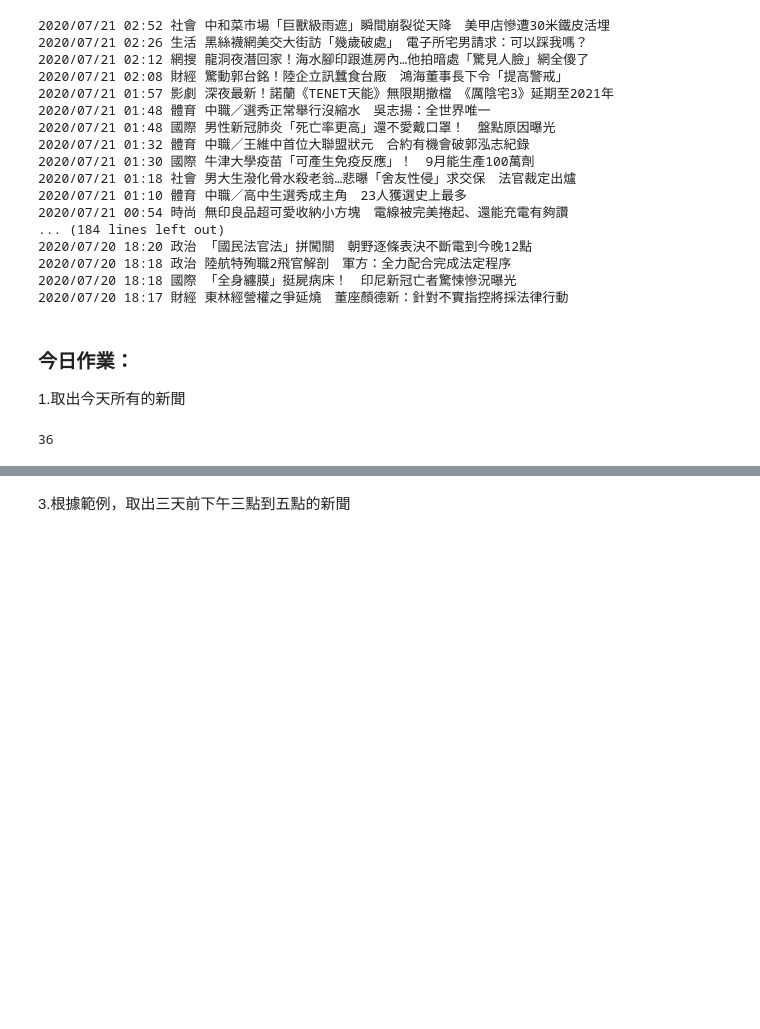
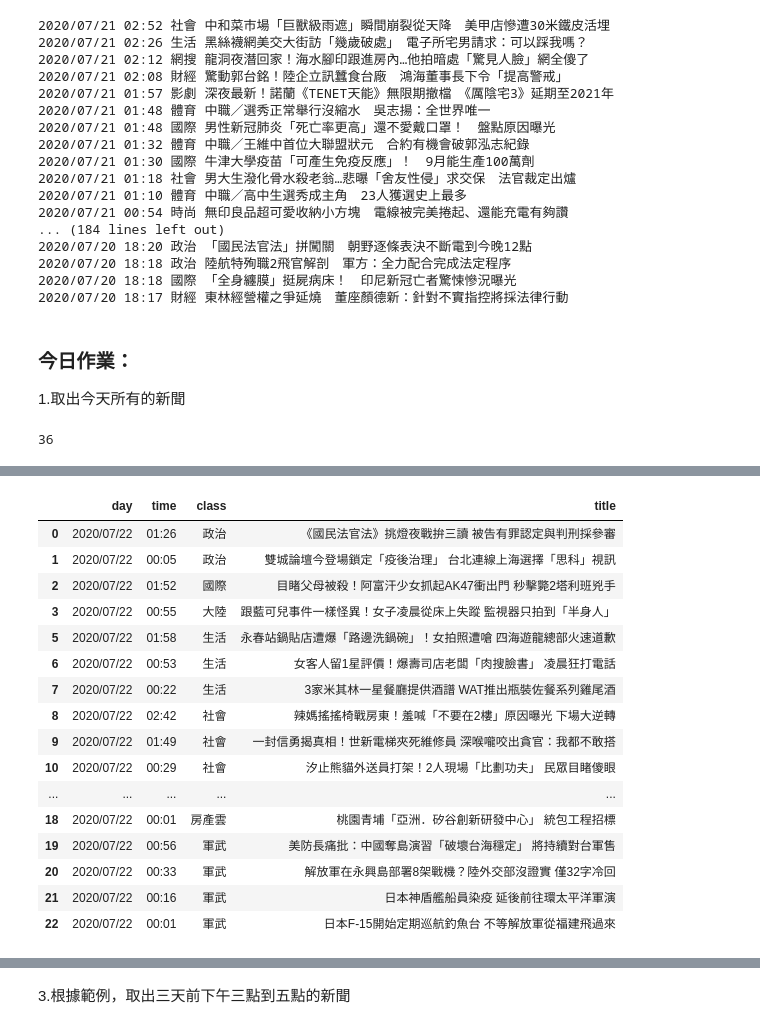
Before and after one commit to skuld1020/PyCrawlerMarathon, a Jupyter notebook: homework/Day021_HW.ipynb, the cells around one changed output, grey strips where cells are left out. Drawn from its saved outputs; the diff is of its cells as text; code cells hidden in the pictures; blank space fills up the shorter version.

```diff
--- a/homework/Day021_HW.ipynb
+++ b/homework/Day021_HW.ipynb
@@ -175,0 +183,20 @@ browser.close()
+# %%
+news[news['time'].between('00:00','03:00')]
+# %% [output]
+|  | day | time | class | title |
+| 0 | 2020/07/22 | 01:26 | 政治 | 《國民法官法》挑燈夜戰拚三讀 被告有罪認定與判刑採參審 |
+| 1 | 2020/07/22 | 00:05 | 政治 | 雙城論壇今登場鎖定「疫後治理」 台北連線上海選擇「思科」視訊 |
+| 2 | 2020/07/22 | 01:52 | 國際 | 目睹父母被殺！阿富汗少女抓起AK47衝出門 秒擊斃2塔利班兇手 |
+| 3 | 2020/07/22 | 00:55 | 大陸 | 跟藍可兒事件一樣怪異！女子凌晨從床上失蹤 監視器只拍到「半身人」 |
+| 5 | 2020/07/22 | 01:58 | 生活 | 永春站鍋貼店遭爆「路邊洗鍋碗」！女拍照遭嗆 四海遊龍總部火速道歉 |
+| 6 | 2020/07/22 | 00:53 | 生活 | 女客人留1星評價！爆壽司店老闆「肉搜臉書」 凌晨狂打電話 |
+| 7 | 2020/07/22 | 00:22 | 生活 | 3家米其林一星餐廳提供酒譜 WAT推出瓶裝佐餐系列雞尾酒 |
+| 8 | 2020/07/22 | 02:42 | 社會 | 辣媽搖搖椅戰房東！羞喊「不要在2樓」原因曝光 下場大逆轉 |
+| 9 | 2020/07/22 | 01:49 | 社會 | 一封信勇揭真相！世新電梯夾死維修員 深喉嚨咬出貪官：我都不敢搭 |
+| 10 | 2020/07/22 | 00:29 | 社會 | 汐止熊貓外送員打架！2人現場「比劃功夫」 民眾目睹傻眼 |
+| ... | ... | ... | ... | ... |
+| 18 | 2020/07/22 | 00:01 | 房產雲 | 桃園青埔「亞洲．矽谷創新研發中心」 統包工程招標 |
+| 19 | 2020/07/22 | 00:56 | 軍武 | 美防長痛批：中國奪島演習「破壞台海穩定」 將持續對台軍售 |
+| 20 | 2020/07/22 | 00:33 | 軍武 | 解放軍在永興島部署8架戰機？陸外交部沒證實 僅32字冷回 |
+| 21 | 2020/07/22 | 00:16 | 軍武 | 日本神盾艦船員染疫 延後前往環太平洋軍演 |
+| 22 | 2020/07/22 | 00:01 | 軍武 | 日本F-15開始定期巡航釣魚台 不等解放軍從福建飛過來 |
```
Also changed, not shown: parts of 18 cells of this notebook.
